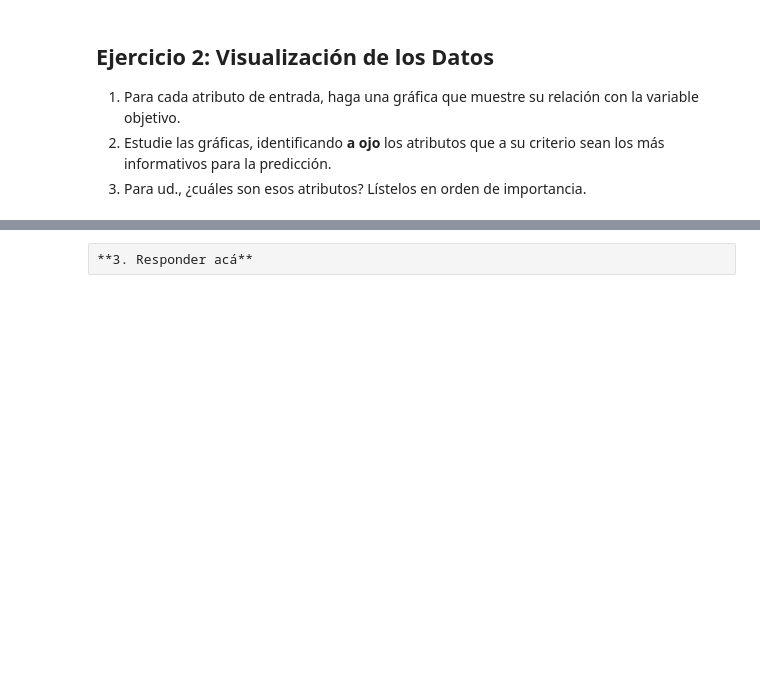
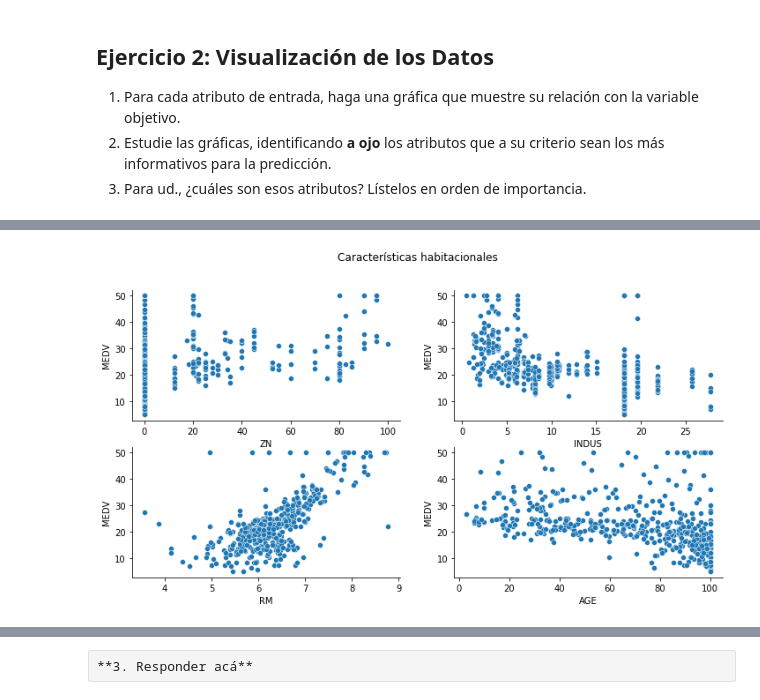
Before and after one commit to estebanarr/intro_aprendizaje_automatico, a Jupyter notebook: Notebooks/Laboratorio1.ipynb, the cells around one changed output, grey strips where cells are left out. Cells and saved outputs as stored; diff of their text form; code cells hidden in the pictures; blank space fills up the shorter version.

```diff
--- a/Notebooks/Laboratorio1.ipynb
+++ b/Notebooks/Laboratorio1.ipynb
@@ -160,0 +169,11 @@ plt.show()
+# %%
+f, axs = plt.subplots(nrows=2, ncols=2, figsize=(12,6))
+plt.suptitle("Características habitacionales")
+sns.scatterplot(data=df, x='ZN', y="MEDV", ax=axs[0,0])
+sns.scatterplot(data=df, x='INDUS', y="MEDV", ax=axs[0,1])
+sns.scatterplot(data=df, x='RM', y="MEDV", ax=axs[1,0])
+sns.scatterplot(data=df, x='AGE', y="MEDV", ax=axs[1,1])
+sns.despine()
+plt.show()
+# %% [output]
+[figure, added]
```
Also changed, not shown: parts of 32 cells of this notebook.
